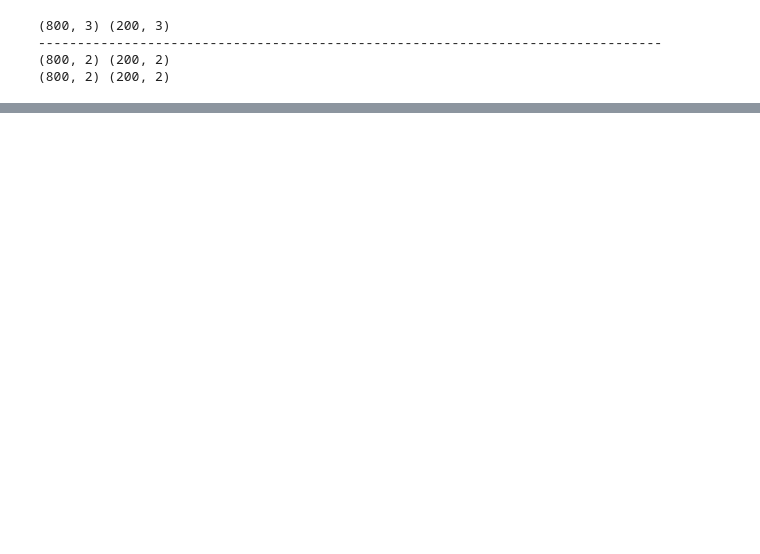
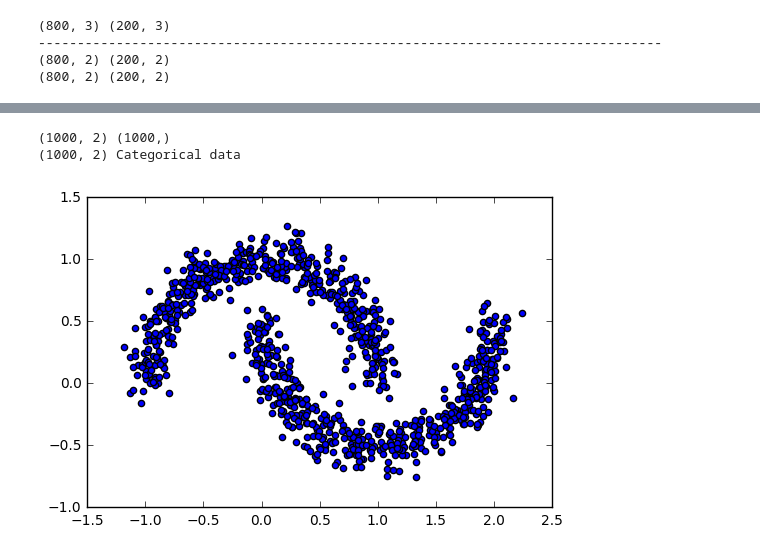
Before and after one commit to coding-blocks-archives/Perceptron_Bootcamp_Summer_2017, a Jupyter notebook: class_05/NeuralNets.ipynb, the cells around one changed output, grey strips where cells are left out. Saved outputs shown, nothing was run; the diff lists cells and outputs as text; code cells hidden in the pictures; blank space fills up the shorter version.

```diff
--- a/class_05/NeuralNets.ipynb
+++ b/class_05/NeuralNets.ipynb
@@ -155,0 +165,11 @@ hist.history
+# %%
+X, y = make_moons(1000, shuffle=True, noise=0.1)
+print X.shape, y.shape
+
+plt.scatter(X[:, 0], X[:, 1])
+y = np_utils.to_categorical(y)
+print y.shape, "Categorical data"
+# %% [output]
+(1000, 2) (1000,)
+(1000, 2) Categorical data
+[figure, added]
```
Also changed, not shown: parts of 18 cells of this notebook.
